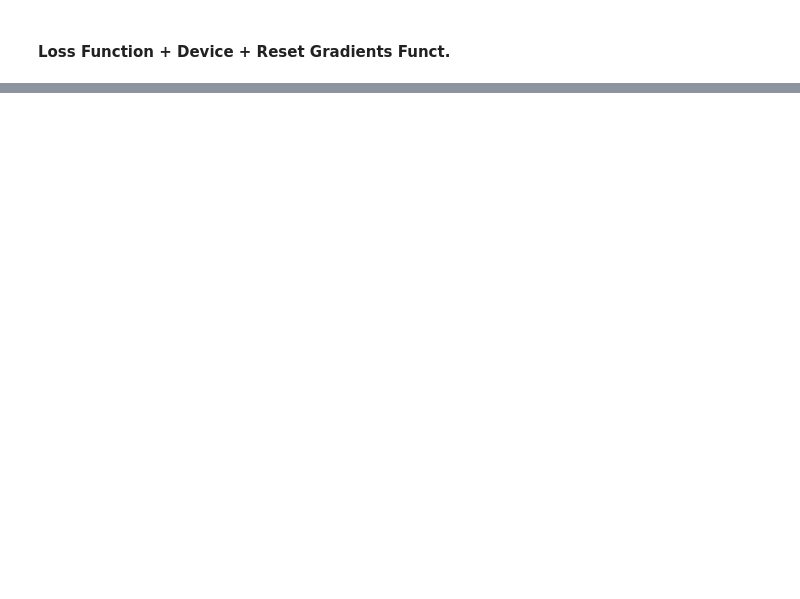
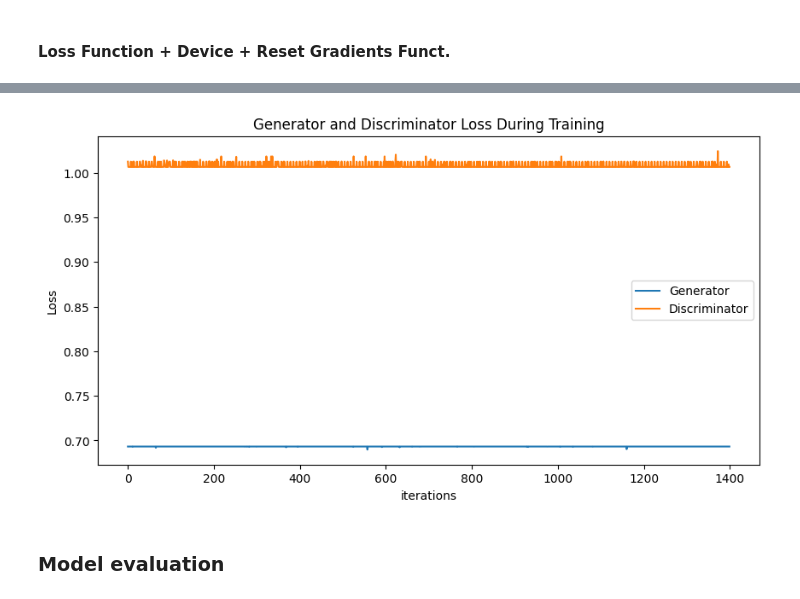
Before and after one commit to crdsteixeira/Advanced-Topics-of-Machine-Learning_GANs_for_Fraud_Detection, a Jupyter notebook: vanilla_ugan.ipynb, the cells around one changed output, grey strips where cells are left out. Drawn from its saved outputs; the diff is of its cells as text; code cells hidden in the pictures; blank space fills up the shorter version.

Commit message:
Generator Trained

```diff
--- a/vanilla_ugan.ipynb
+++ b/vanilla_ugan.ipynb
@@ -225,7 +243,7 @@ class Discriminator(nn.Module):
 device = torch.device('cuda:0' if torch.cuda.is_available() else 'cpu')
 
 latent_dim = 7
-nr_features = 7
+nr_features = 30
 
 #create optimizer for the generator
 generator = Generator(latent_dim, nr_features).to(device)
@@ -310,7 +328,7 @@ def train_generator(opt_g, cur_batch_size, criterion):
     g_loss.backward()
     opt_g.step()
 
-    return g_loss
+    return g_loss, generated_data
 # %%
 def train_discriminator(real_data, opt_d, cur_batch_size):
     # Reset gradients
@@ -342,19 +360,24 @@ def train_discriminator(real_data, opt_d, cur_batch_size):
 
     return loss
 # %%
-def epoch_iter(num_epochs):
+def train_gan(num_epochs):
     losses_gen = []
     losses_dis = []
+    total_step = len(train_dataloader)
     print('Start training...')
     for epoch in range(num_epochs):
-        for step, (real_data, real_labels) in enumerate(train_dataloader):
-            print(real_data)
+        for index, (real_data, real_labels) in enumerate(train_dataloader):
             cur_batch_size = real_data.shape[0]
             # Train generator and discriminator
-            gen_loss = train_generator(generator_optimizer, cur_batch_size)
+            gen_loss, generated_data = train_generator(generator_optimizer, cur_batch_size, criterion)
             print(f'Generator loss: {gen_loss:.3f}')
             dis_loss = train_discriminator(real_data, discriminator_optimizer, cur_batch_size)
             print(f'Discriminator loss {dis_loss:.3f}')
 
             losses_gen.append(gen_loss)
             losses_dis.append(dis_loss)
+
+            print('Epoch [{}/{}], Step [{}/{}], d_loss: {:.4f}, g_loss: {:.4f} \n'
+                  .format(epoch, epoch, index+1, total_step, dis_loss.item(), gen_loss.item()))
+
+    return losses_gen, losses_dis, generated_data
@@ -391,0 +384,2 @@ IndexError: index 243230 is out of bounds for dimension 0 with size 1
+# %%
+losses_gen, losses_dis, generated_data = train_gan(200)
@@ -391,0 +422,20 @@ IndexError: index 243230 is out of bounds for dimension 0 with size 1
+# %%
+def plot_losses(losses_gen, losses_dis):
+    plt.figure(figsize=(10,5))
+    plt.title("Generator and Discriminator Loss During Training")
+
+    #convert losses into numpy
+    losses_gen = [i.detach().numpy() for i in losses_gen]
+    losses_dis = [i.detach().numpy() for i in losses_dis]
+    plt.plot(losses_gen,label="Generator")
+    plt.plot(losses_dis,label="Discriminator")
+    plt.xlabel("iterations")
+    plt.ylabel("Loss")
+    plt.legend()
+    plt.show()
+
+plot_losses(losses_gen, losses_dis)
+# %% [output]
+[figure, added]
+# %% [markdown]
+### Model evaluation
```
Also changed, not shown: parts of 9 cells of this notebook.
